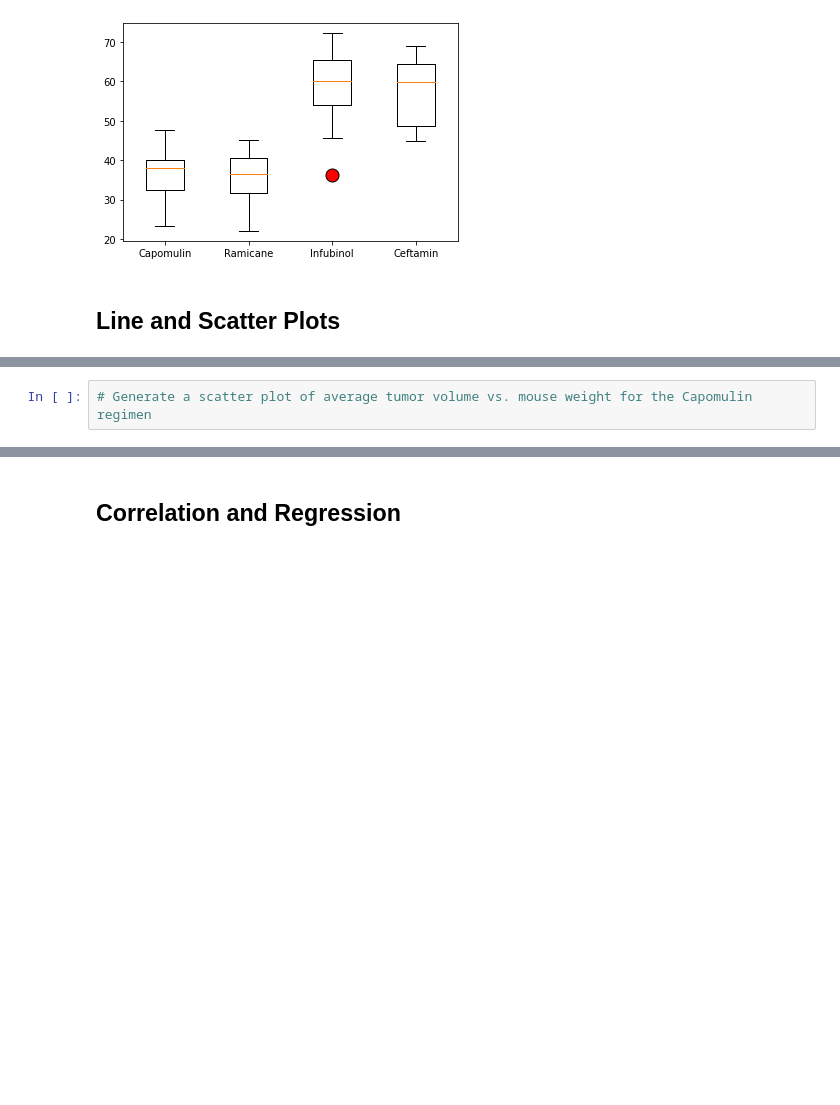
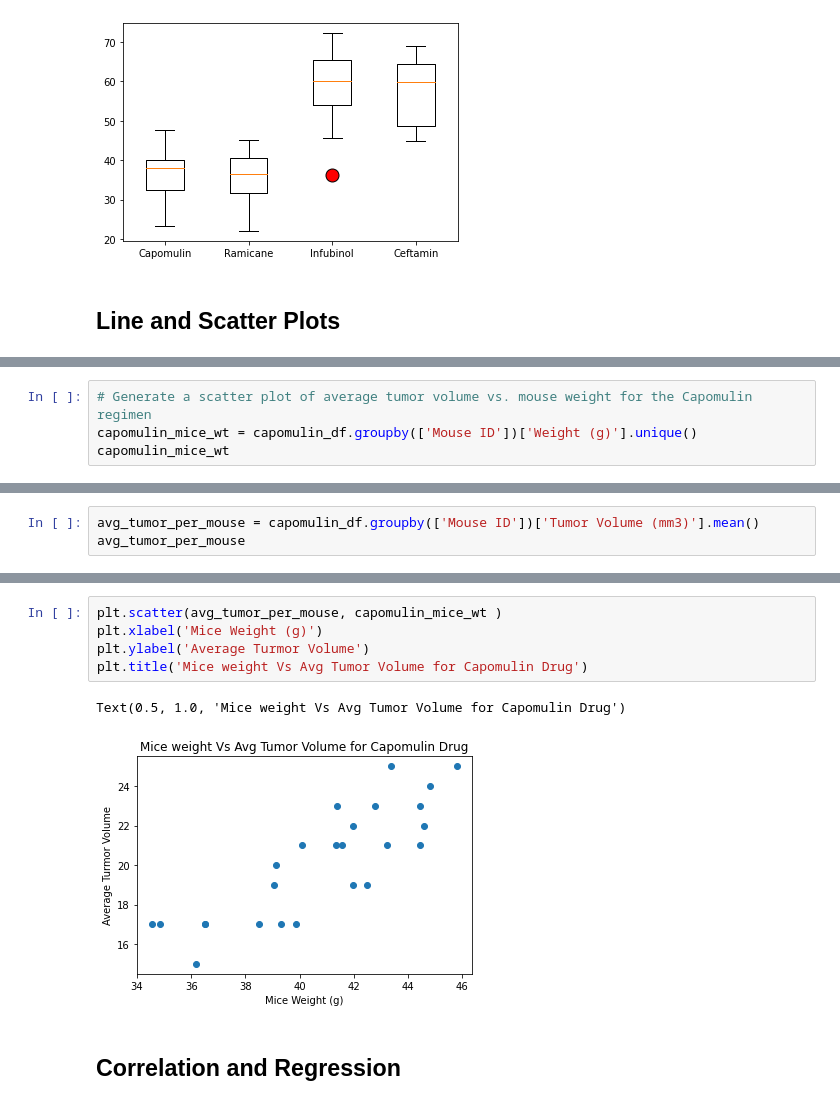
Before and after one commit to harikapeddi/Pymaceuticals---Matplotlib, a Jupyter notebook: pymaceuticals_starter.ipynb, the cells around one changed output, grey strips where cells are left out. Cells and saved outputs as stored; diff of their text form; blank space fills up the shorter version.

```diff
--- a/pymaceuticals_starter.ipynb
+++ b/pymaceuticals_starter.ipynb
@@ -415,2 +431,4 @@ plt.boxplot(list_tumorvol_dict.values(), labels=list_tumorvol_dict.keys(), flier
 # %%
 # Generate a scatter plot of average tumor volume vs. mouse weight for the Capomulin regimen
+capomulin_mice_wt = capomulin_df.groupby(['Mouse ID'])['Weight (g)'].unique()
+capomulin_mice_wt
@@ -416,0 +453,3 @@ plt.boxplot(list_tumorvol_dict.values(), labels=list_tumorvol_dict.keys(), flier
+# %%
+avg_tumor_per_mouse = capomulin_df.groupby(['Mouse ID'])['Tumor Volume (mm3)'].mean()
+avg_tumor_per_mouse
@@ -417,3 +474,11 @@ plt.boxplot(list_tumorvol_dict.values(), labels=list_tumorvol_dict.keys(), flier
+# %%
+plt.scatter(avg_tumor_per_mouse, capomulin_mice_wt )
+plt.xlabel('Mice Weight (g)')
+plt.ylabel('Average Turmor Volume')
+plt.title('Mice weight Vs Avg Tumor Volume for Capomulin Drug')
+# %% [output]
+Text(0.5, 1.0, 'Mice weight Vs Avg Tumor Volume for Capomulin Drug')
+[figure, added]
 # %% [markdown]
 ## Correlation and Regression
 # %%
```
Also changed, not shown: parts of 8 cells of this notebook.
